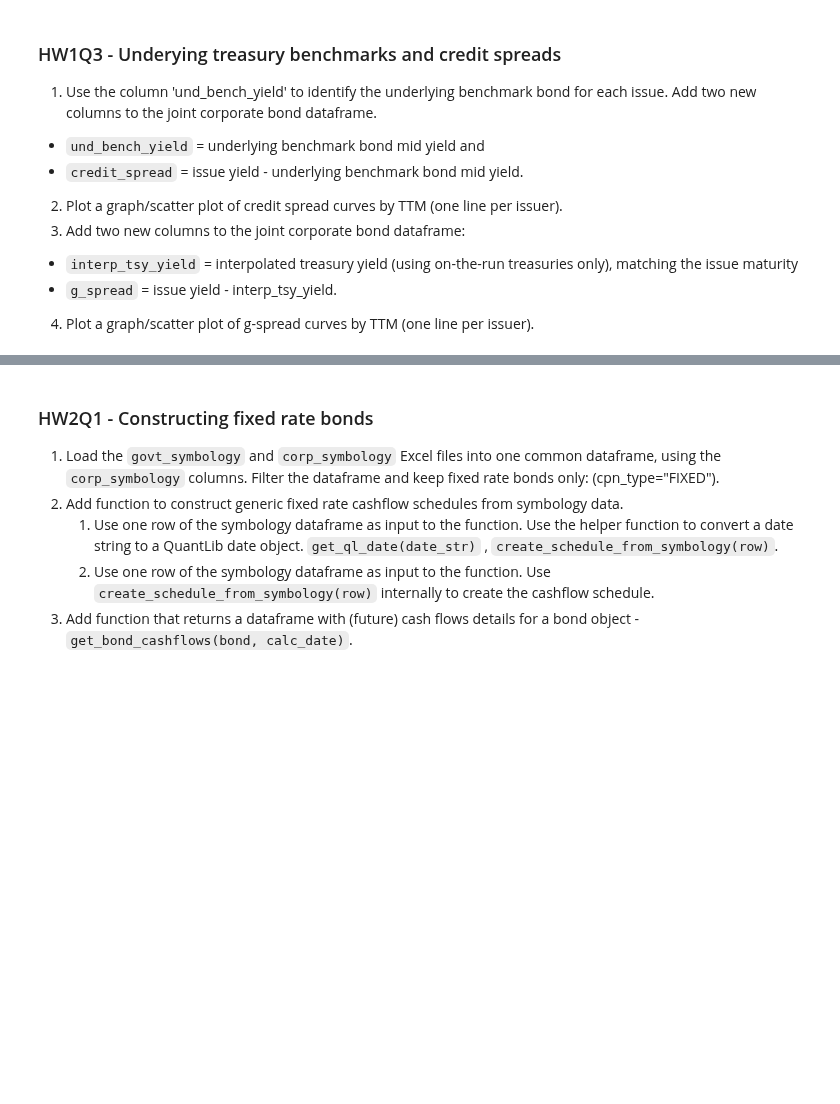
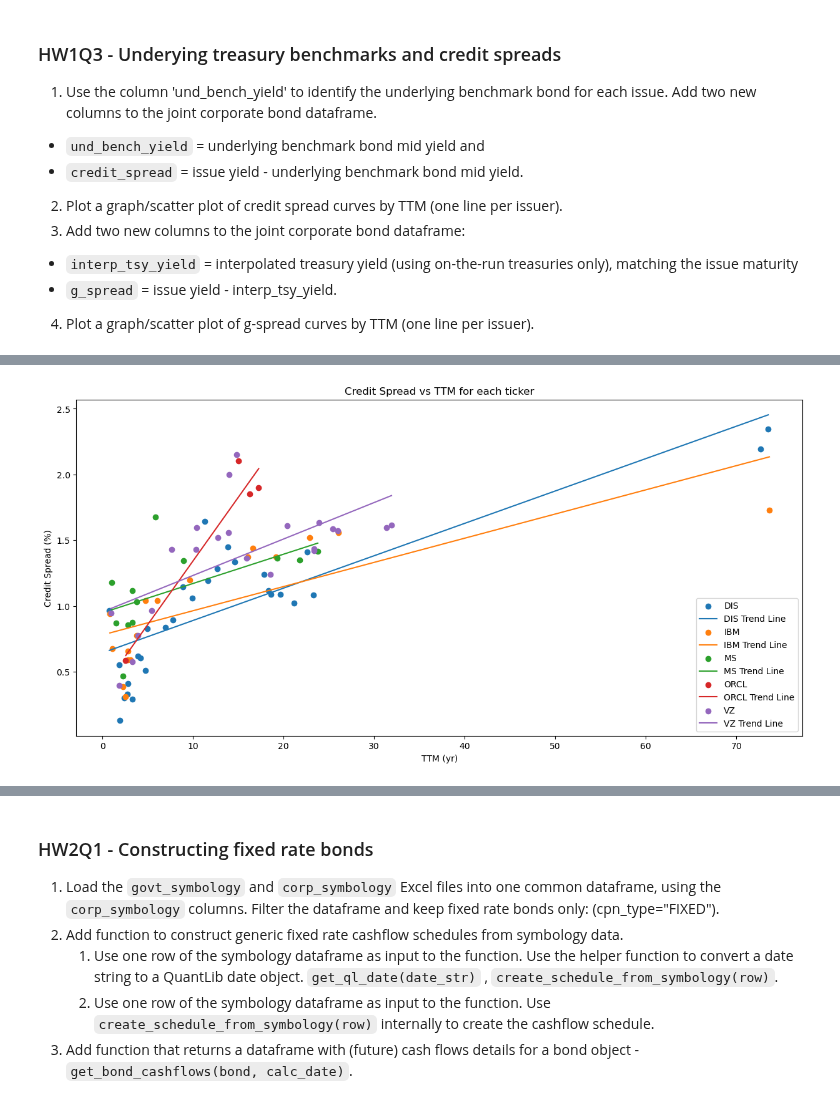
Before and after one commit to alanwake47/FINM-35700-Credit-Markets, a Jupyter notebook: final_exam/all_hws.ipynb, the cells around one changed output, grey strips where cells are left out. Cells and saved outputs as stored; diff of their text form; code cells hidden in the pictures; blank space fills up the shorter version.

```diff
--- a/final_exam/all_hws.ipynb
+++ b/final_exam/all_hws.ipynb
@@ -32,0 +76,12 @@ where,
+# %%
+corp_symbology = pd.read_excel(os.path.join(mydir , 'data' , 'corp_symbology.xlsx'))
+corp_symbology = corp_symbology[(corp_symbology['mty_typ'] == 'AT MATURITY') & (corp_symbology['rank'] == 'Sr Unsecured') & (corp_symbology['cpn_type'] == 'FIXED')]
+corp_symbology = get_symbology(corp_symbology, underlying=True)
+
+corp_symbology_md = pd.merge(corp_symbology, md, on='figi', how='inner', suffixes=('', '_y'))
+corp_symbology_md.rename(columns={'mid_clean': 'mid'}, inplace=True)
+corp_symbology_md.drop(columns=['ticker_y'], inplace=True)
+
+corp_symbology_md['mid_yield'] = (corp_symbology_md['ask_yield'] + corp_symbology_md['bid_yield'])/2
+corp_symbology_md.sort_values(by=['TTM'], inplace=True)
+corp_symbology_md.reset_index(drop=True, inplace=True)
@@ -40,3 +107,10 @@ where,
 *  `interp_tsy_yield` = interpolated treasury yield (using on-the-run treasuries only), matching the issue maturity
 *  `g_spread` = issue yield - interp_tsy_yield.
 4. Plot a graph/scatter plot of g-spread curves by TTM (one line per issuer).
+# %%
+corp_symbology_md['und_bench_yield'] = corp_symbology_md['und_bench_isin'].map(govt_symbology_md.set_index('isin')['mid_yield'])
+corp_symbology_md['credit_spread'] = corp_symbology_md['mid_yield'] - corp_symbology_md['und_bench_yield']
+corp_symbology_md = corp_symbology_md.dropna(subset=['credit_spread'])
+corp_symbology_md.sort_values(by=['TTM'], inplace=True)
+corp_symbology_md.reset_index(drop=True, inplace=True)
+corp_symbology_md.head()
@@ -42,0 +125,15 @@ where,
+# %%
+fig, ax = plt.subplots(figsize=(15, 7))
+for ticker, group in corp_symbology_md.groupby('ticker'):
+    ax.scatter(group['TTM'], group['credit_spread'], label=ticker)
+    #add best fit line
+    z = np.polyfit(group['TTM'], group['credit_spread'], 1)
+    p = np.poly1d(z)
+    plt.plot(group['TTM'], p(group['TTM']), label = f'{ticker} Trend Line')
+ax.set_xlabel('TTM (yr)')
+ax.set_ylabel('Credit Spread (%)')
+ax.set_title('Credit Spread vs TTM for each ticker')
+plt.legend()
+plt.show()
+# %% [output]
+[figure, added]
```
Also changed, not shown: parts of 13 cells of this notebook, 1 other file.
